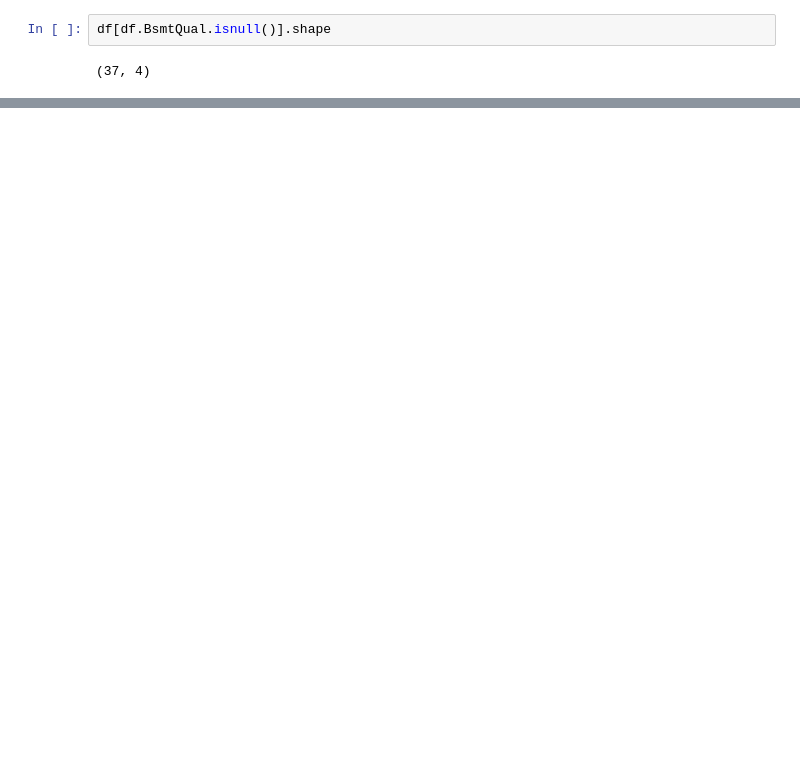
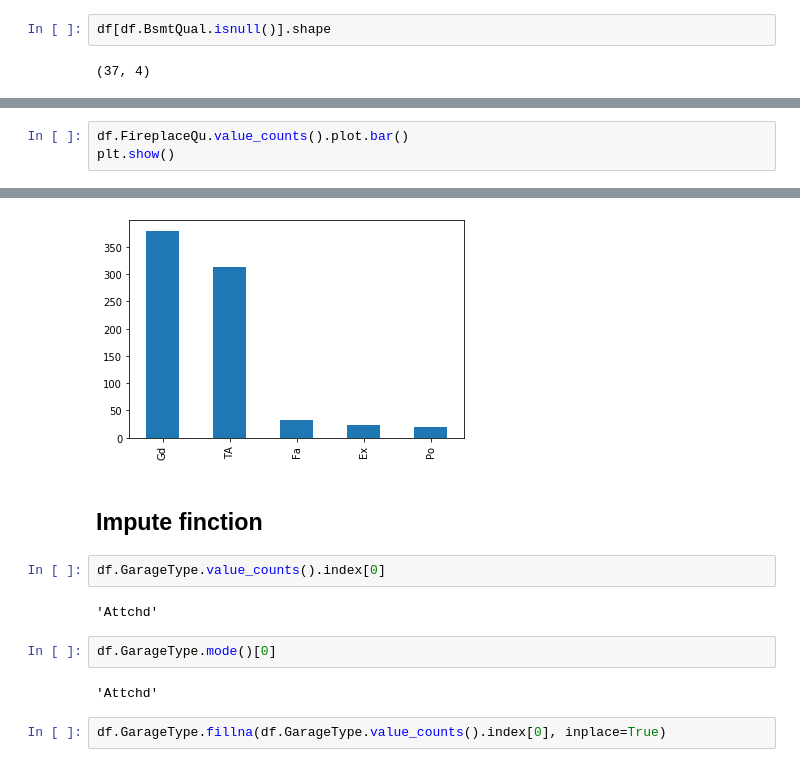
Before and after one commit to dheeraj-2000/EDA-FeatureEng-FeatureSelection-Prediction, a Jupyter notebook: Feature_Engineering/Handle Categorical Values (Frequent Category Imputaiton) Technique 1.ipynb, the cells around one changed output, grey strips where cells are left out. Cells and saved outputs as stored; diff of their text form; blank space fills up the shorter version.

```diff
--- a/Feature_Engineering/Handle Categorical Values (Frequent Category Imputaiton) Technique 1.ipynb
+++ b/Feature_Engineering/Handle Categorical Values (Frequent Category Imputaiton) Technique 1.ipynb
@@ -51,0 +72,4 @@ df.shape
+# %%
+df.FireplaceQu.value_counts().plot.bar()
+plt.show()
+# %% [output]
@@ -51,0 +77,13 @@ df.shape
+[figure, added]
+# %% [markdown]
+## Impute finction
+# %%
+df.GarageType.value_counts().index[0]
+# %% [output]
+'Attchd'
+# %%
+df.GarageType.mode()[0]
+# %% [output]
+'Attchd'
+# %%
+df.GarageType.fillna(df.GarageType.value_counts().index[0], inplace=True)
```
Also changed, not shown: parts of 12 cells of this notebook, 5 other files.
